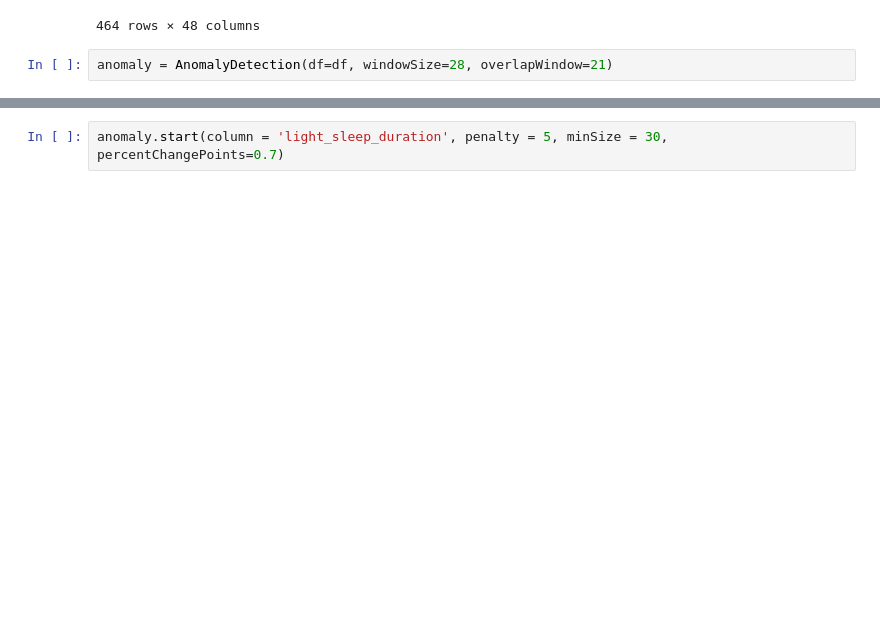
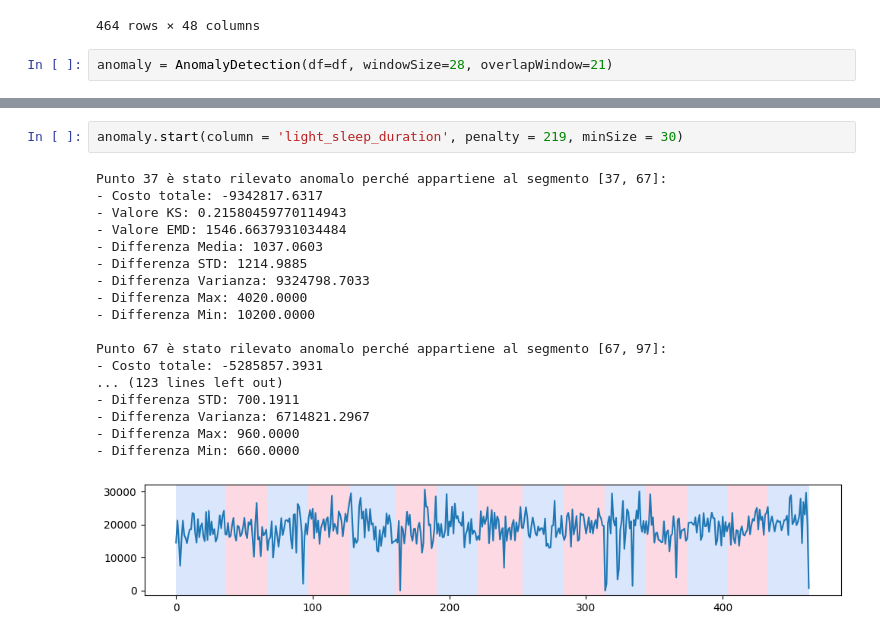
Before and after one commit to daniele-boerio/tesi, a Jupyter notebook: anomaly/TEST_ChangeDetection.ipynb, the cells around one changed output, grey strips where cells are left out. Saved outputs shown, nothing was run; the diff lists cells and outputs as text; blank space fills up the shorter version.

```diff
--- a/anomaly/TEST_ChangeDetection.ipynb
+++ b/anomaly/TEST_ChangeDetection.ipynb
@@ -138,3 +174,22 @@ anomaly = AnomalyDetection(df=df, windowSize=28, overlapWindow=21)
 # %%
-anomaly.start(column = 'light_sleep_duration', penalty = 5, minSize = 30, percentChangePoints=0.7)
+anomaly.start(column = 'light_sleep_duration', penalty = 219, minSize = 30)
+# %% [output]
+Punto 37 è stato rilevato anomalo perché appartiene al segmento [37, 67]:
+- Costo totale: -9342817.6317
+- Valore KS: 0.21580459770114943
+- Valore EMD: 1546.6637931034484
+- Differenza Media: 1037.0603
+- Differenza STD: 1214.9885
+- Differenza Varianza: 9324798.7033
+- Differenza Max: 4020.0000
+- Differenza Min: 10200.0000
+
+Punto 67 è stato rilevato anomalo perché appartiene al segmento [67, 97]:
+- Costo totale: -5285857.3931
+... (123 lines left out)
+- Differenza STD: 700.1911
+- Differenza Varianza: 6714821.2967
+- Differenza Max: 960.0000
+- Differenza Min: 660.0000
+[figure, added]
 # %%
```
Also changed, not shown: parts of 10 cells of this notebook, 1 other file.
